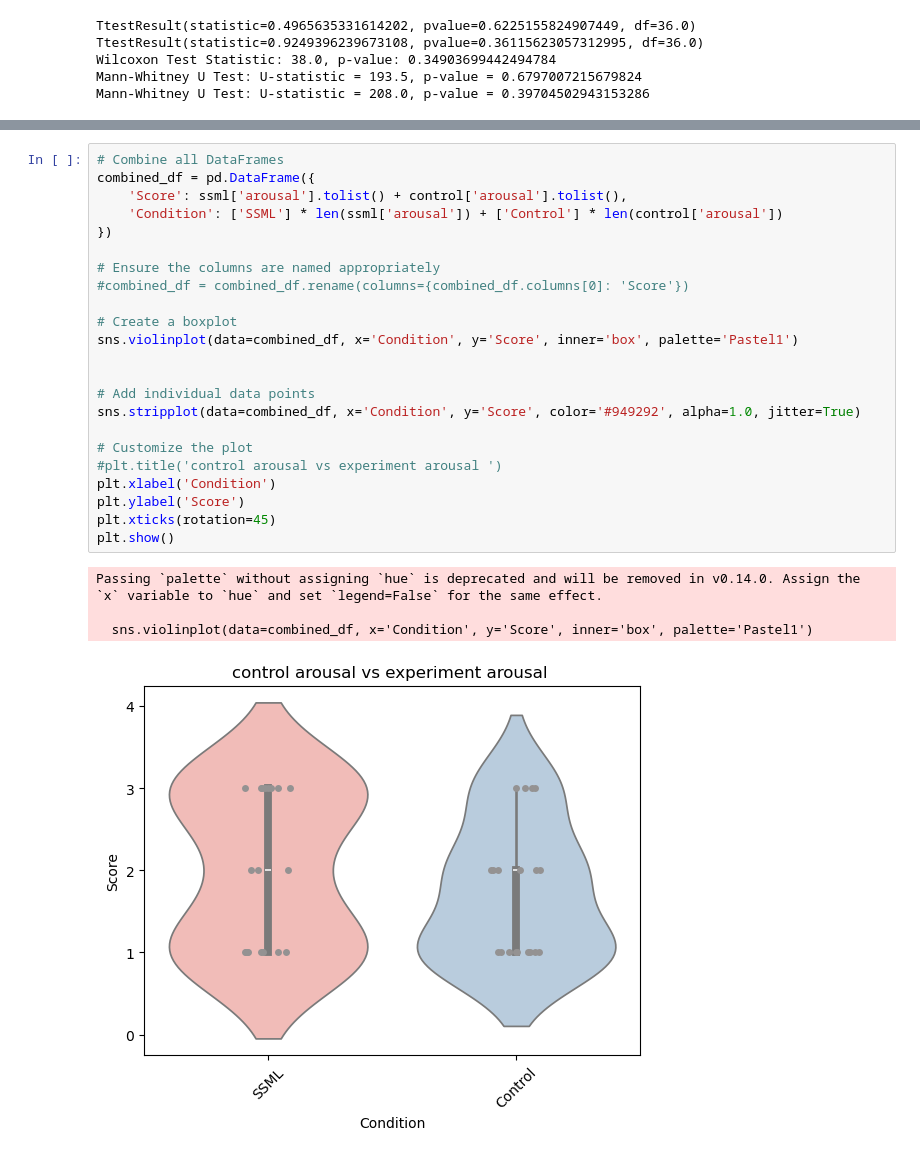
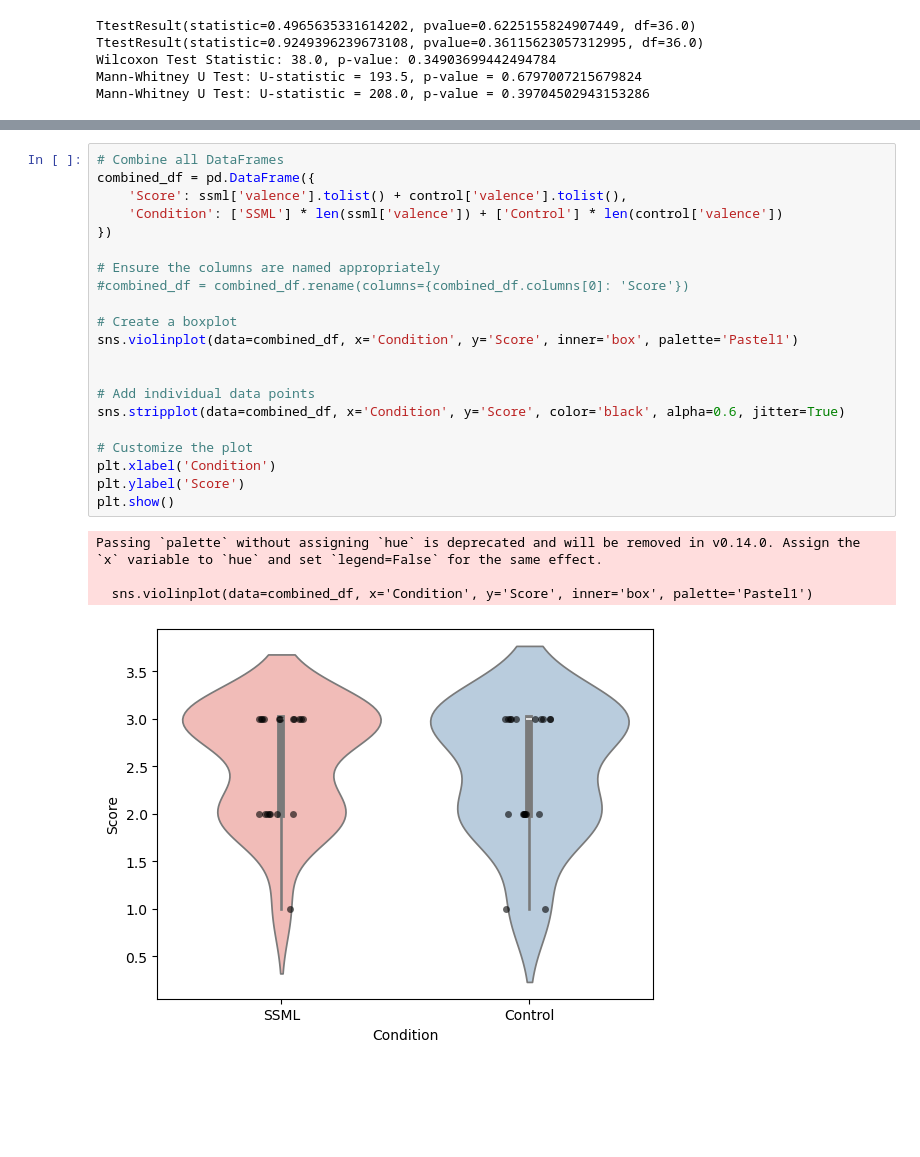
Before and after one commit to wiliam969/DD2413_Project, a Jupyter notebook: stats/main.ipynb, the cells around one changed output, grey strips where cells are left out. Drawn from its saved outputs; the diff is of its cells as text; blank space fills up the shorter version.

```diff
--- a/stats/main.ipynb
+++ b/stats/main.ipynb
@@ -100,28 +141,26 @@ Mann-Whitney U Test: U-statistic = 208.0, p-value = 0.39704502943153286
 # %%
 # Combine all DataFrames
 combined_df = pd.DataFrame({
-    'Score': ssml['arousal'].tolist() + control['arousal'].tolist(),
-    'Condition': ['SSML'] * len(ssml['arousal']) + ['Control'] * len(control['arousal'])
+    'Score': ssml['valence'].tolist() + control['valence'].tolist(),
+    'Condition': ['SSML'] * len(ssml['valence']) + ['Control'] * len(control['valence'])
 })
 
 # Ensure the columns are named appropriately
 #combined_df = combined_df.rename(columns={combined_df.columns[0]: 'Score'})
 
 # Create a boxplot
 sns.violinplot(data=combined_df, x='Condition', y='Score', inner='box', palette='Pastel1')
 
 
 # Add individual data points
-sns.stripplot(data=combined_df, x='Condition', y='Score', color='#949292', alpha=1.0, jitter=True)
+sns.stripplot(data=combined_df, x='Condition', y='Score', color='black', alpha=0.6, jitter=True)
 
 # Customize the plot
-#plt.title('control arousal vs experiment arousal ')
 plt.xlabel('Condition')
 plt.ylabel('Score')
-plt.xticks(rotation=45)
 plt.show()
 # %% [output]
 Passing `palette` without assigning `hue` is deprecated and will be removed in v0.14.0. Assign the `x` variable to `hue` and set `legend=False` for the same effect.
 
   sns.violinplot(data=combined_df, x='Condition', y='Score', inner='box', palette='Pastel1')
-[figure, old version]
+[figure, new version]
```
Also changed, not shown: parts of 2 cells of this notebook.
